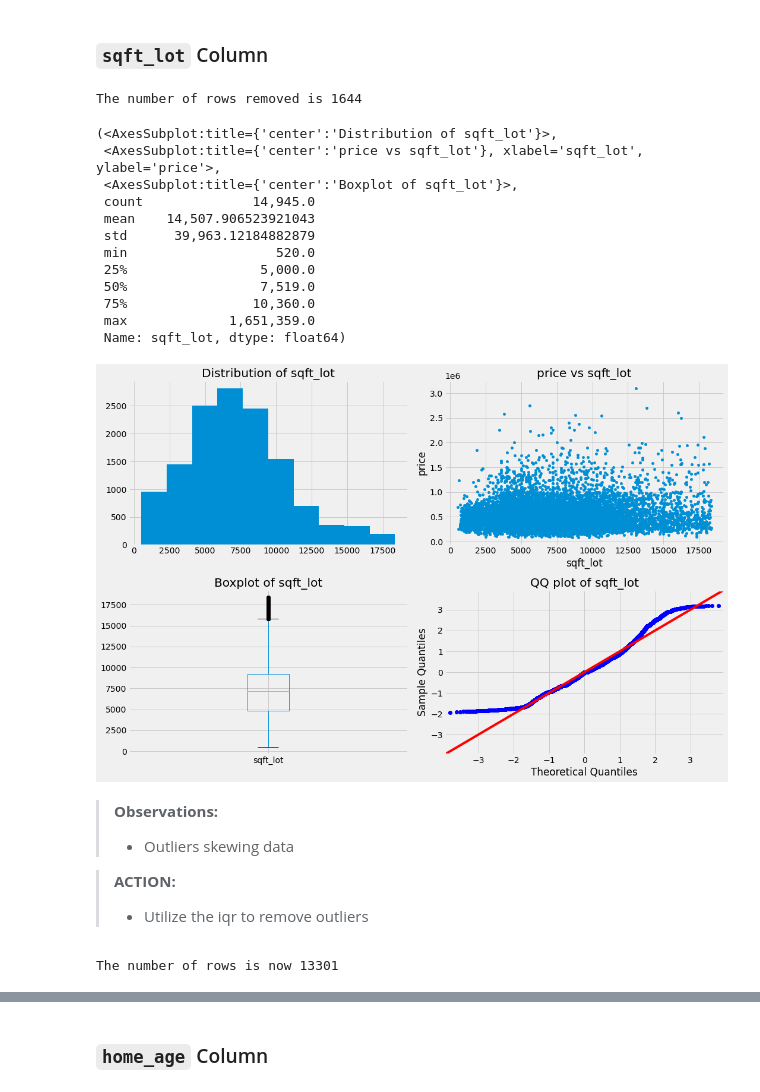
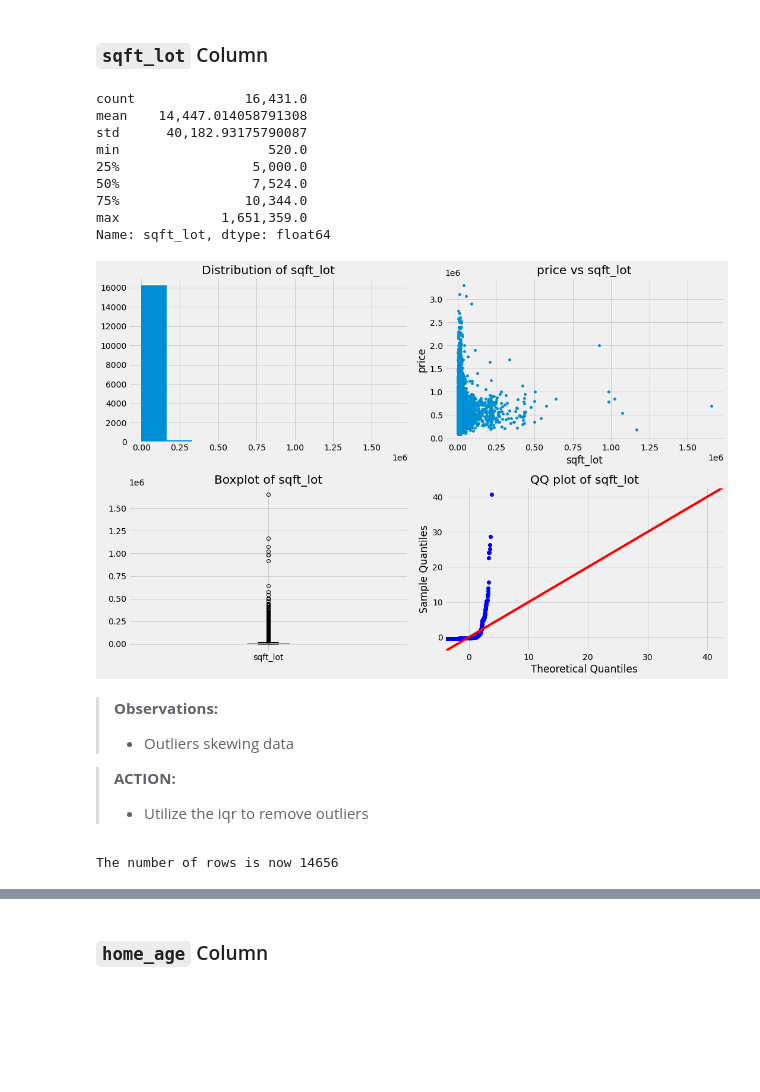
Before and after one commit to bentson1187/dsc-phase-2-project, a Jupyter notebook: Bentson, Brian Phase 2 Project.ipynb, the cells around one changed output, grey strips where cells are left out. Saved outputs shown, nothing was run; the diff lists cells and outputs as text; code cells hidden in the pictures; blank space fills up the shorter version.

```diff
--- a/Bentson, Brian Phase 2 Project.ipynb
+++ b/Bentson, Brian Phase 2 Project.ipynb
@@ -721,5 +909,5 @@ get_plots(df_scrub, 'price', outlier='none')
 ### `sqft_living` Column
 # %%
 #look at plots
-get_plots(df_scrub,'sqft_living', outlier='none')
+sqft_living_iqr = get_plots(df_scrub,'sqft_living', outlier='none')
 # %% [output]
@@ -751,7 +936,6 @@ q75 = df_scrub['sqft_living'].quantile(0.75)
 iqr = q75-q25
 upper_thresh = q75 + 1.5*iqr
 lower_thresh = q25 - 1.5*iqr
-df_scrub = df_scrub.loc[(df_scrub['sqft_living'] > lower_thresh) &
-                            (df_scrub['sqft_living'] < upper_thresh)]
+df_scrub = df_scrub.loc[sqft_living_iqr]
 print(f'The number of rows is now {len(df_scrub)}')
 # %% [output]
@@ -760,5 +958,5 @@ The number of rows is now 14946
 ### `bedrooms` Column
 # %%
 #look at plots
-get_plots(df_scrub, 'bedrooms',outlier='none')
+bedrooms_iqr = get_plots(df_scrub, 'bedrooms',outlier='none')
 # %% [output]
@@ -784,5 +979,10 @@ get_plots(df_scrub, 'bedrooms',outlier='none')
 # %%
-#remove single outlier
-df_scrub = df_scrub.loc[(df_scrub['bedrooms'] < 20)]
+#remove outliers based off iqr
+q25 = df_scrub['bedrooms'].quantile(0.25)
+q75 = df_scrub['bedrooms'].quantile(0.75)
+iqr = q75-q25
+upper_thresh = q75 + 1.5*iqr
+lower_thresh = q25 - 1.5*iqr
+df_scrub = df_scrub.loc[bedrooms_iqr]
 print(f'The number of rows is now {len(df_scrub)}')
 # %% [output]
@@ -808,22 +1017,18 @@ get_plots(df_scrub, 'bedrooms',outlier='none')
 ### `sqft_lot` Column
 # %%
 #check plots
-get_plots(df_scrub, 'sqft_lot',outlier='iqr')
+sqft_lot_iqr = get_plots(df_scrub, 'sqft_lot',outlier='none')
 # %% [output]
-The number of rows removed is 1644
+count              16,431.0
+mean    14,447.014058791308
+std      40,182.93175790087
+min                   520.0
+25%                 5,000.0
+50%                 7,524.0
+75%                10,344.0
+max             1,651,359.0
+Name: sqft_lot, dtype: float64
-(<AxesSubplot:title={'center':'Distribution of sqft_lot'}>,
- <AxesSubplot:title={'center':'price vs sqft_lot'}, xlabel='sqft_lot', ylabel='price'>,
- <AxesSubplot:title={'center':'Boxplot of sqft_lot'}>,
- count              14,945.0
- mean    14,507.906523921043
- std      39,963.12184882879
- min                   520.0
- 25%                 5,000.0
- 50%                 7,519.0
- 75%                10,360.0
- max             1,651,359.0
- Name: sqft_lot, dtype: float64)
-[figure, old version]
+[figure, new version]
 # %% [markdown]
 > **Observations:**
 > - Outliers skewing data
@@ -837,11 +1042,10 @@ q75 = df_scrub['sqft_lot'].quantile(0.75)
 iqr = q75-q25
 upper_thresh = q75 + 1.5*iqr
 lower_thresh = q25 - 1.5*iqr
-df_scrub = df_scrub.loc[(df_scrub['sqft_lot'] > lower_thresh) &
-                            (df_scrub['sqft_lot'] < upper_thresh)]
+df_scrub = df_scrub.loc[sqft_lot_iqr]
 print(f'The number of rows is now {len(df_scrub)}')
 # %% [output]
-The number of rows is now 13301
+The number of rows is now 14656
 # %%
 #check the plots
 get_plots(df_scrub, 'sqft_lot',outlier='none')
```
Also changed, not shown: parts of 125 cells of this notebook.
